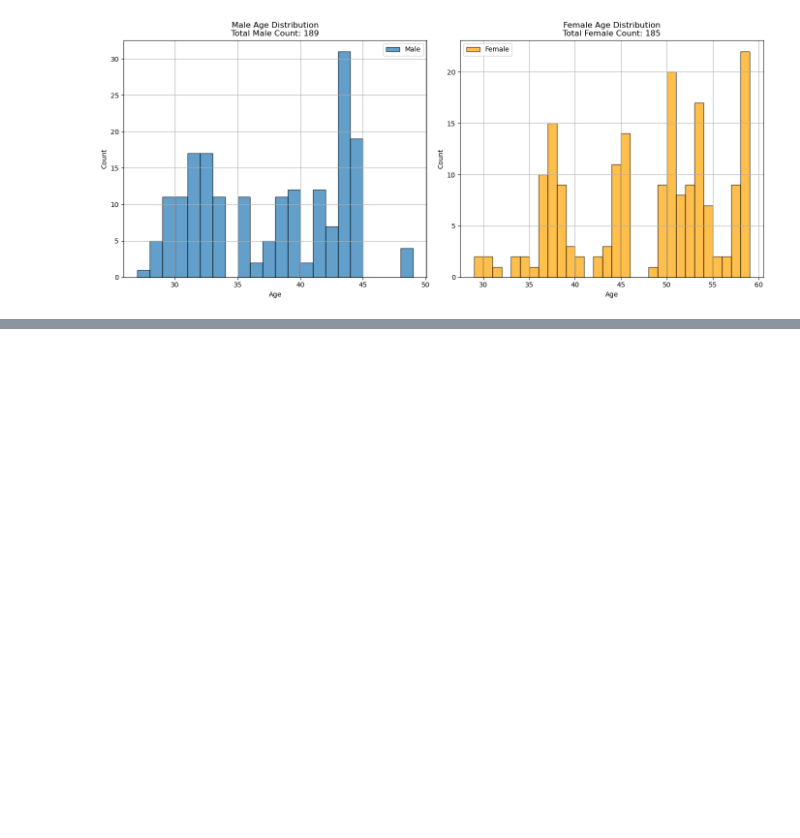
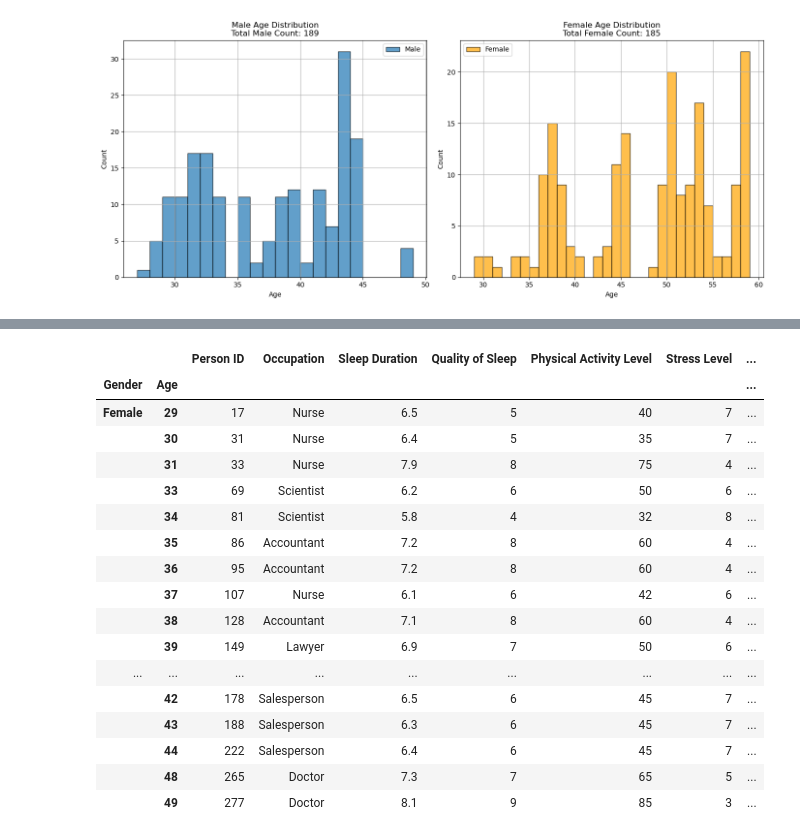
Before and after one commit to Shristythapa/sleep_health_lifestyle_data_analysis, a Jupyter notebook: sleep_health_lifestyle.ipynb, the cells around one changed output, grey strips where cells are left out. Cells and saved outputs as stored; diff of their text form; code cells hidden in the pictures; blank space fills up the shorter version.

```diff
--- a/sleep_health_lifestyle.ipynb
+++ b/sleep_health_lifestyle.ipynb
@@ -169,0 +160,22 @@ plt.show()
+# %%
+ga= df.groupby(['Gender','Age'])
+ga.first()
+# %% [output]
+|  |  | Person ID | Occupation | Sleep Duration | Quality of Sleep | Physical Activity Level | Stress Level | ... |
+| Gender | Age |  |  |  |  |  |  | ... |
+| Female | 29 | 17 | Nurse | 6.5 | 5 | 40 | 7 | ... |
+|  | 30 | 31 | Nurse | 6.4 | 5 | 35 | 7 | ... |
+|  | 31 | 33 | Nurse | 7.9 | 8 | 75 | 4 | ... |
+|  | 33 | 69 | Scientist | 6.2 | 6 | 50 | 6 | ... |
+|  | 34 | 81 | Scientist | 5.8 | 4 | 32 | 8 | ... |
+|  | 35 | 86 | Accountant | 7.2 | 8 | 60 | 4 | ... |
+|  | 36 | 95 | Accountant | 7.2 | 8 | 60 | 4 | ... |
+|  | 37 | 107 | Nurse | 6.1 | 6 | 42 | 6 | ... |
+|  | 38 | 128 | Accountant | 7.1 | 8 | 60 | 4 | ... |
+|  | 39 | 149 | Lawyer | 6.9 | 7 | 50 | 6 | ... |
+| ... | ... | ... | ... | ... | ... | ... | ... | ... |
+|  | 42 | 178 | Salesperson | 6.5 | 6 | 45 | 7 | ... |
+|  | 43 | 188 | Salesperson | 6.3 | 6 | 45 | 7 | ... |
+|  | 44 | 222 | Salesperson | 6.4 | 6 | 45 | 7 | ... |
+|  | 48 | 265 | Doctor | 7.3 | 7 | 65 | 5 | ... |
+|  | 49 | 277 | Doctor | 8.1 | 9 | 85 | 3 | ... |
```
Also changed, not shown: parts of 9 cells of this notebook.
